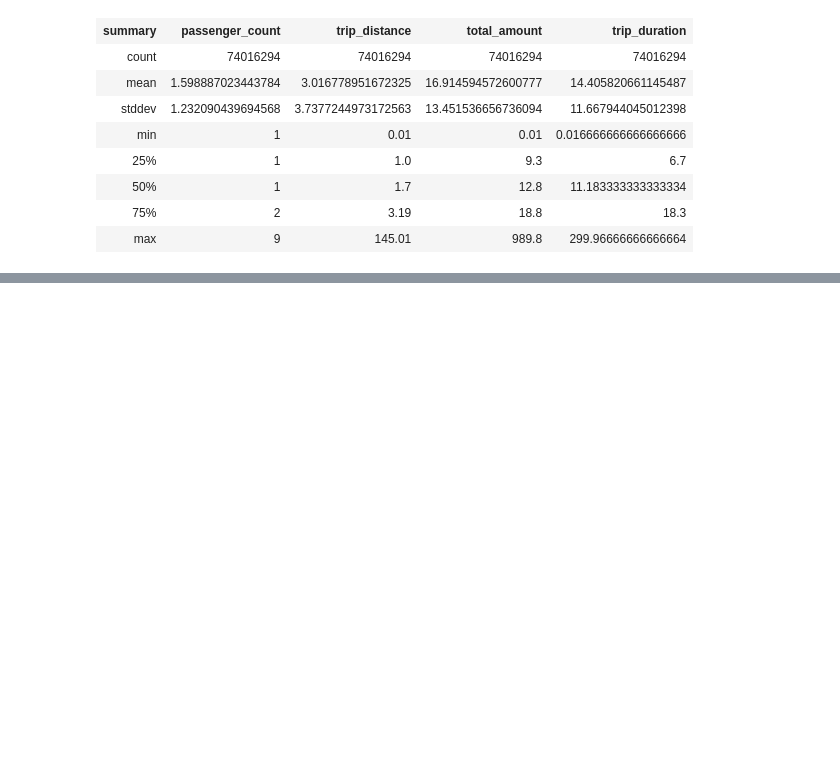
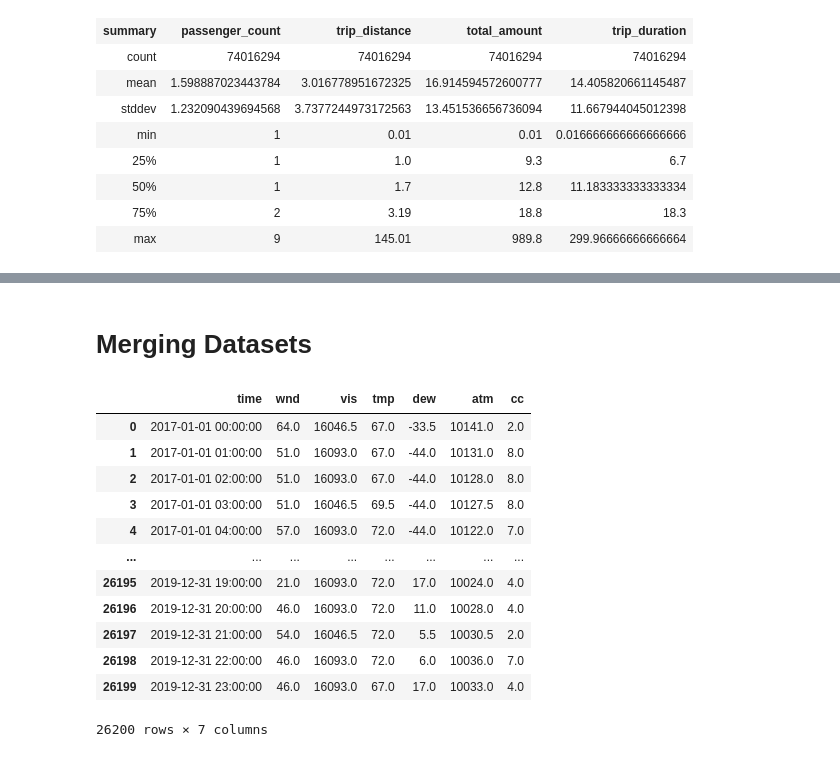
Before and after one commit to MAST30034-Applied-Data-Science/mast30034-project-1-ToomasRo, a Jupyter notebook: notebooks/cleaning.ipynb, the cells around one changed output, grey strips where cells are left out. Drawn from its saved outputs; the diff is of its cells as text; code cells hidden in the pictures; blank space fills up the shorter version.

```diff
--- a/notebooks/cleaning.ipynb
+++ b/notebooks/cleaning.ipynb
@@ -562,2 +564,4 @@ new_sdf.write.mode('overwrite').parquet('../data/temp/both_bit_cleaned/bit_clean
+# %% [markdown]
+# Merging Datasets
 # %%
 sdf = spark.read.parquet('../data/temp/both_bit_cleaned/bit_cleaned_data.parquet')
@@ -563,0 +590,16 @@ sdf = spark.read.parquet('../data/temp/both_bit_cleaned/bit_cleaned_data.parquet
+# %%
+df
+# %% [output]
+|  | time | wnd | vis | tmp | dew | atm | cc |
+| 0 | 2017-01-01 00:00:00 | 64.0 | 16046.5 | 67.0 | -33.5 | 10141.0 | 2.0 |
+| 1 | 2017-01-01 01:00:00 | 51.0 | 16093.0 | 67.0 | -44.0 | 10131.0 | 8.0 |
+| 2 | 2017-01-01 02:00:00 | 51.0 | 16093.0 | 67.0 | -44.0 | 10128.0 | 8.0 |
+| 3 | 2017-01-01 03:00:00 | 51.0 | 16046.5 | 69.5 | -44.0 | 10127.5 | 8.0 |
+| 4 | 2017-01-01 04:00:00 | 57.0 | 16093.0 | 72.0 | -44.0 | 10122.0 | 7.0 |
+| ... | ... | ... | ... | ... | ... | ... | ... |
+| 26195 | 2019-12-31 19:00:00 | 21.0 | 16093.0 | 72.0 | 17.0 | 10024.0 | 4.0 |
+| 26196 | 2019-12-31 20:00:00 | 46.0 | 16093.0 | 72.0 | 11.0 | 10028.0 | 4.0 |
+| 26197 | 2019-12-31 21:00:00 | 54.0 | 16046.5 | 72.0 | 5.5 | 10030.5 | 2.0 |
+| 26198 | 2019-12-31 22:00:00 | 46.0 | 16093.0 | 72.0 | 6.0 | 10036.0 | 7.0 |
+| 26199 | 2019-12-31 23:00:00 | 46.0 | 16093.0 | 67.0 | 17.0 | 10033.0 | 4.0 |
+26200 rows × 7 columns
```
Also changed, not shown: parts of 27 cells of this notebook.
